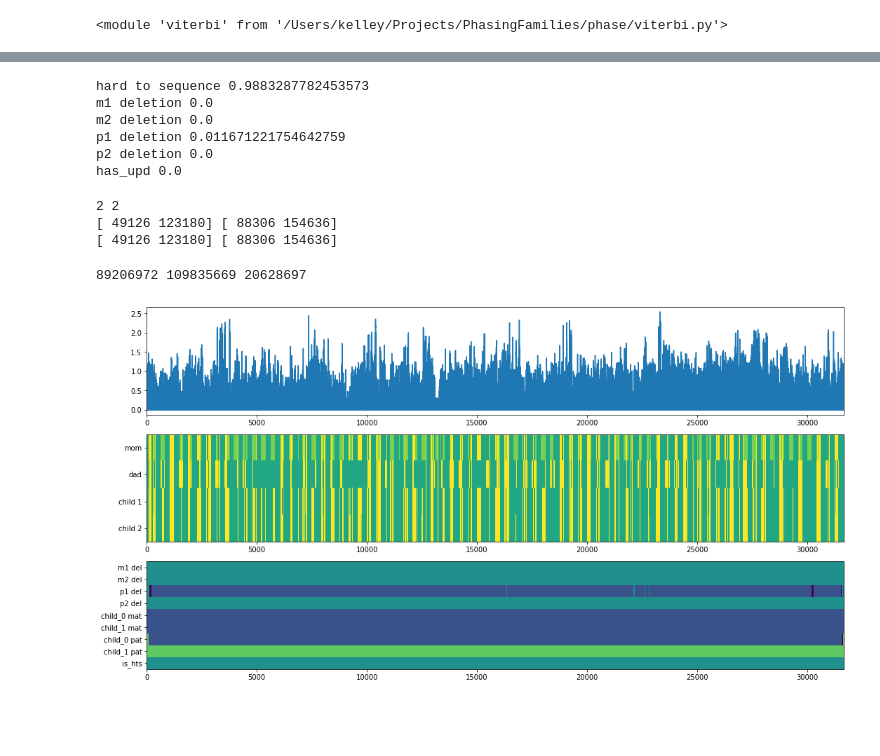
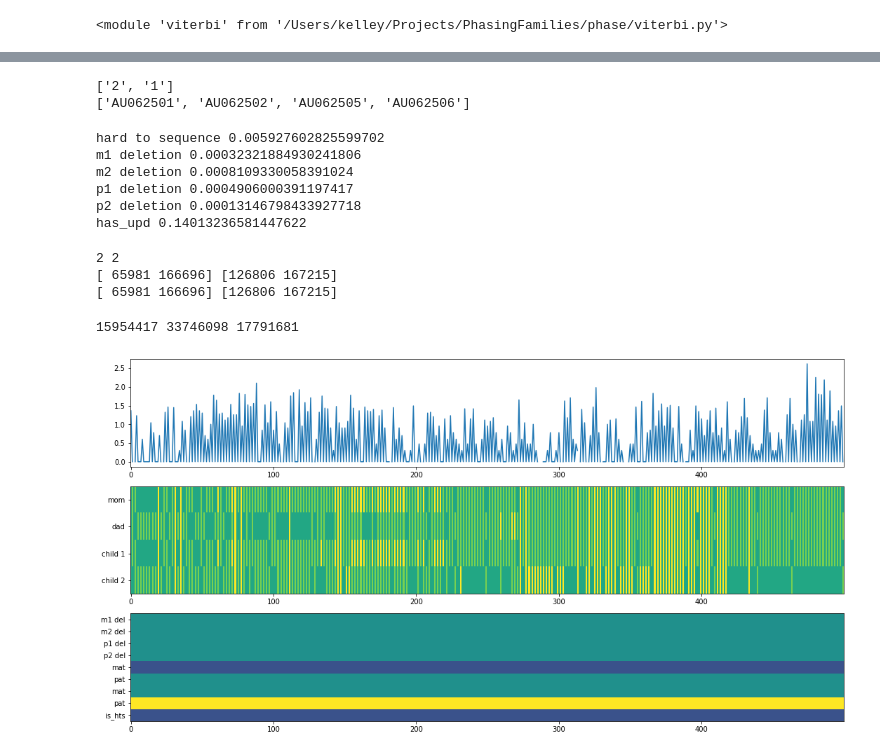
Before and after one commit to kpaskov/PhasingFamilies, a Jupyter notebook: phase/Untitled.ipynb, the cells around one changed output, grey strips where cells are left out. Cells and saved outputs as stored; diff of their text form; code cells hidden in the pictures; blank space fills up the shorter version.

Commit message:
modeling deletions

```diff
--- a/phase/Untitled.ipynb
+++ b/phase/Untitled.ipynb
@@ -23,7 +23,7 @@ importlib.reload(viterbi)
 <module 'viterbi' from '/Users/kelley/Projects/PhasingFamilies/phase/viterbi.py'>
 # %%
 # Read in command line arguments
-chrom = 'X'
+chrom = '10'
 #ped_file = '../../DATA/platinum/platinum6.ped'
 #ped_file = '../data/Ancestry Data Files/AncestryDNA.ped'
 #ped_file = '../data/spark.ped.quads.ped'
@@ -56,18 +56,18 @@ chrom = 'X'
 #detect_duplications = False
 #num_loss_regions = 2
 
-#data_dir = '../../DATA/ihart.ms2/genotypes'
-#param_file = '../params/ihart.ms2_quads_params.json'
-#ped_file = '../../DATA/ihart.ms2/ihart.ped.quads.ped'
+data_dir = '../../DATA/ihart.ms2/genotypes'
+param_file = '../params/ihart.ms2_params.json'
+ped_file = '../../DATA/ihart.ms2/ihart.ped'
 #detect_deletions = True
 #detect_duplications = False
 #num_loss_regions = 2
 
-data_dir = '../../DATA/ssc.hg38/genotypes/phase1-4'
-param_file = '../params/ssc.hg38_phase1-4_params.json'
-ped_file = '../../DATA/ssc.hg38/ssc.ped'
+#data_dir = '../../DATA/ssc.hg38/genotypes/phase1-4'
+#param_file = '../params/ssc.hg38_phase1-4_params.json'
+#ped_file = '../../DATA/ssc.hg38/ssc.ped'
 detect_deletions = True
-detect_upd = True
+detect_upd = False
 detect_duplications = False
 num_loss_regions = 2
 detect_consanguinity=False
@@ -144,8 +144,8 @@ import random
 #fkey = ('SF0000027.SP0000034.SP0000063', 'SP0000051', 'SP0000241')
 #inds = [k[1] for k in families_of_this_size if k[0]==fkey][0]
 
-#family = random.choice([x for x in families])
-family = [x for x in families if x.id=='11711'][0]
+family = random.choice([x for x in families])
+#family = [x for x in families if x.id=='AU0625'][0]
 m = len(family)
 print('family', family, m)
 # %% [output]
@@ -329,0 +351,13 @@ plt.show()
+# %%
+m = len(family)
+final_states_greyed = final_states.copy()
+final_states_greyed[:, final_states[-1, :]!=0] = -1
+
+plt.figure(figsize=(15, 10))
+ax = plt.subplot(2, 1, 1)
+plt.imshow(final_states[[0, 1, 2, 3] + \
+                               np.arange(8, 4+(2*m)).tolist() + [-1], :],
+           aspect='auto', vmin=-1, vmax=3)
+plt.yticks(np.arange(1+2*m),
+           ['m1 del', 'm2 del', 'p1 del', 'p2 del'] + ['mat', 'pat']*2 + ['is_hts'])
+plt.show()
@@ -331,6 +367,10 @@ plt.show()
 sample_id_to_sex = input_output.pull_sex(ped_file)
 
 print([sample_id_to_sex[x] for x in family.individuals[2:]])
+print(family.individuals)
+# %% [output]
+['2', '1']
+['AU062501', 'AU062502', 'AU062505', 'AU062506']
 # %%
 is_hts = final_states[-1, :]==1
 
@@ -368,12 +408,12 @@ print('has_upd', np.sum(mult_factor * (has_upd & ~is_hts))/np.sum(mult_factor))
 #    print('child%d mat upd' % (i+1), np.sum(mult_factor * (has_upd[4+2*i, :] & ~is_hts)))
 #    print('child%d pat upd' % (i+1), np.sum(mult_factor * (has_upd[5+2*i, :] & ~is_hts)))
 # %% [output]
-hard to sequence 0.9883287782453573
-m1 deletion 0.0
-m2 deletion 0.0
-p1 deletion 0.011671221754642759
-p2 deletion 0.0
-has_upd 0.0
+hard to sequence 0.005927602825599702
+m1 deletion 0.00032321884930241806
+m2 deletion 0.0008109330058391024
+p1 deletion 0.0004906000391197417
+p2 deletion 0.00013146798433927718
+has_upd 0.14013236581447622
 # %%
 event = has_upd
 #event = has_upd[6, :]
@@ -402,13 +442,13 @@ print(del_start, del_end)
 print(del_start, del_end)
 # %% [output]
 2 2
-[ 49126 123180] [ 88306 154636]
-[ 49126 123180] [ 88306 154636]
+[ 65981 166696] [126806 167215]
+[ 65981 166696] [126806 167215]
 # %%
-dstart, dend = random.choice(list(zip(del_start, del_end)))
+#dstart, dend = random.choice(list(zip(del_start, del_end)))
 print(family_snp_positions[dstart, 0], family_snp_positions[dend, 1], family_snp_positions[dend, 1]-family_snp_positions[dstart, 0])
 start, end = max(0, dstart-100), min(dend+100, family_genotypes.shape[1])
-
+start, end = start+5500, start+6000
 #print(final_states[:, start])
 #print(dstart, dend)
 #print(family_snp_positions[dstart, :], family_snp_positions[dend, :])
@@ -433,41 +473,40 @@ plt.yticks(np.arange(m), ['mom', 'dad'] + ['child %d' % i for i in range(1, m-1)
 
 plt.subplot(4, 1, 3, sharex=ax)
 plt.imshow(final_states[[0, 1, 2, 3] + \
-                               np.arange(8, 4+(2*m), 2).tolist() + \
-                               np.arange(9, 4+(2*m), 2).tolist() + [-1], start:end],
+                               np.arange(8, 4+(2*m)).tolist() + [-1], start:end],
            aspect='auto', vmin=-1, vmax=3)
 plt.yticks(np.arange(1+2*m),
-           ['m1 del', 'm2 del', 'p1 del', 'p2 del'] + ['child_%d mat' % i for i in range(m-2)] + ['child_%d pat' % i for i in range(m-2)] + ['is_hts'])
+           ['m1 del', 'm2 del', 'p1 del', 'p2 del'] + ['mat', 'pat']*(m-2) + ['is_hts'])
 
 #ax = plt.subplot(4, 1, 4)
 #plt.imshow(final_states[np.arange(4+(2*m), 4+(4*m)).tolist(), start:end], aspect='auto', vmin=-1, vmax=3)
 
 #plt.subplot(4, 1, 4, sharex=ax)
 #plt.imshow(final_states[np.arange(16, 20).tolist(), start:end],
 #           aspect='auto', vmin=-1, vmax=3)
 #plt.yticks(np.arange(4),
 #           ['child1 mat', 'child1 pat', 'child2 mat', 'child2 pat'])
 
 #plt.subplot(4, 1, 4, sharex=ax)
 #plt.plot([loss(tuple(family_genotypes[:, j]))[states.index(tuple(np.clip(final_states[:, j], 0, None)))] for j in range(start, end)], alpha=0.5)
 
 #plt.subplot(5, 1, 5, sharex=ax)
 #plt.plot([loss(tuple(family_genotypes[:, j]))[states.index(tuple(np.clip(final_states[:, j], 0, None)))] for j in range(start, end)], alpha=0.5)
 #plt.plot([loss(tuple(family_genotypes[:, j]))[states.index(tuple(np.hstack((np.clip(final_states[:2*m, j], 0, None), [0,]*(2*(m-2)), [np.clip(final_states[-1, j], 0, None)]))))] for j in range(start, end)], alpha=0.5)
 #plt.plot([loss(tuple(family_genotypes[:, j]))[states.index(tuple(np.hstack(([1,]*4, np.clip(final_states[4:, j], 0, None)))))] for j in range(start, end)], alpha=0.5)
 #plt.plot([loss(tuple(family_genotypes[:, j]))[states.index((1, 1, 1, 1, 0, 0, 0, 1, 0, 0, 0, 0, 0))] for j in range(start, end)], alpha=0.5)
 #plt.plot(np.cumsum([loss(tuple(family_genotypes[:, j]))[states.index((1, 1, 1, 1, 0, 0, 0, 0, 0, 1, 0, 0, 0, 0, 0, 0, 0))] for j in range(start, end)]), alpha=0.5)
 #plt.plot(np.cumsum([loss(tuple(family_genotypes[:, j]))[states.index((1, 1, 1, 1, 0, 0, 0, 1, 0, 0, 0, 1, 0))] for j in range(start, end)]), alpha=0.5)
 #plt.plot([loss(tuple(family_genotypes[:, j]))[states.index((1, 1, 0, 1, 0, 0, 0, 0, 1, 1, 0))] for j in range(start, end+1)], alpha=0.5)
 #plt.plot([loss(tuple(family_genotypes[:, j]))[states.index((0, 0, 0, 0, 0, 0, 0, 0, 1, 1, 0))] for j in range(start, end+1)], alpha=0.5)
 
 
 
 plt.tight_layout()
 plt.show()
 # %% [output]
-89206972 109835669 20628697
+15954417 33746098 17791681
-[figure, old version]
+[figure, new version]
 # %%
 g = family_genotypes[:, start:end]
 mf = mult_factor[start:end]
```
Also changed, not shown: parts of 13 cells of this notebook, 10 other files.
